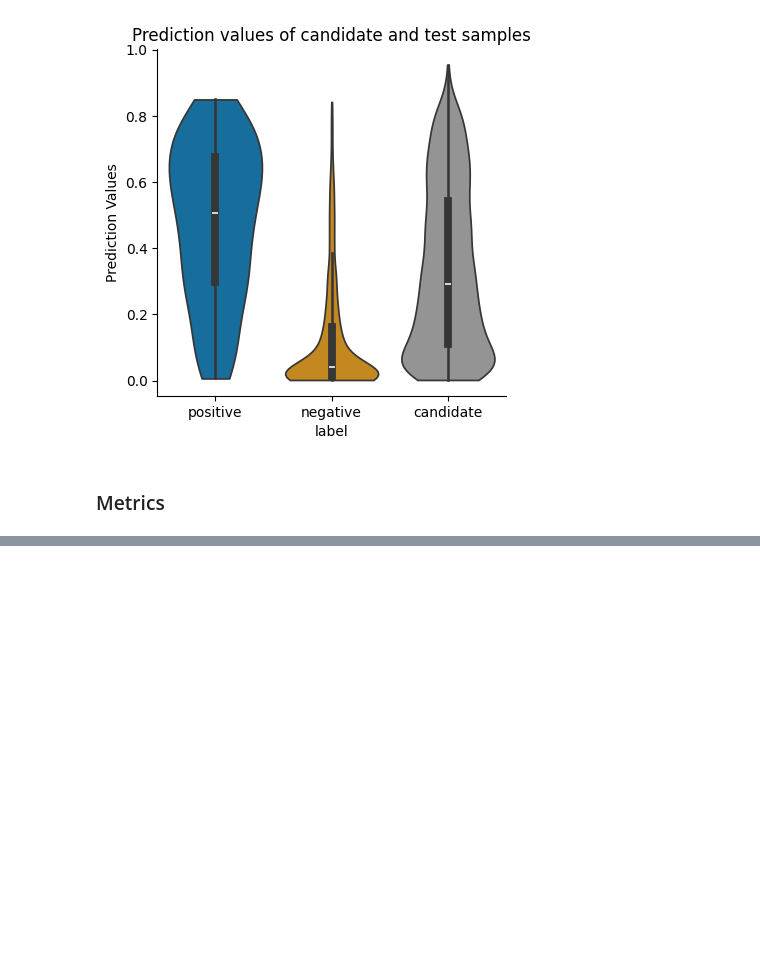
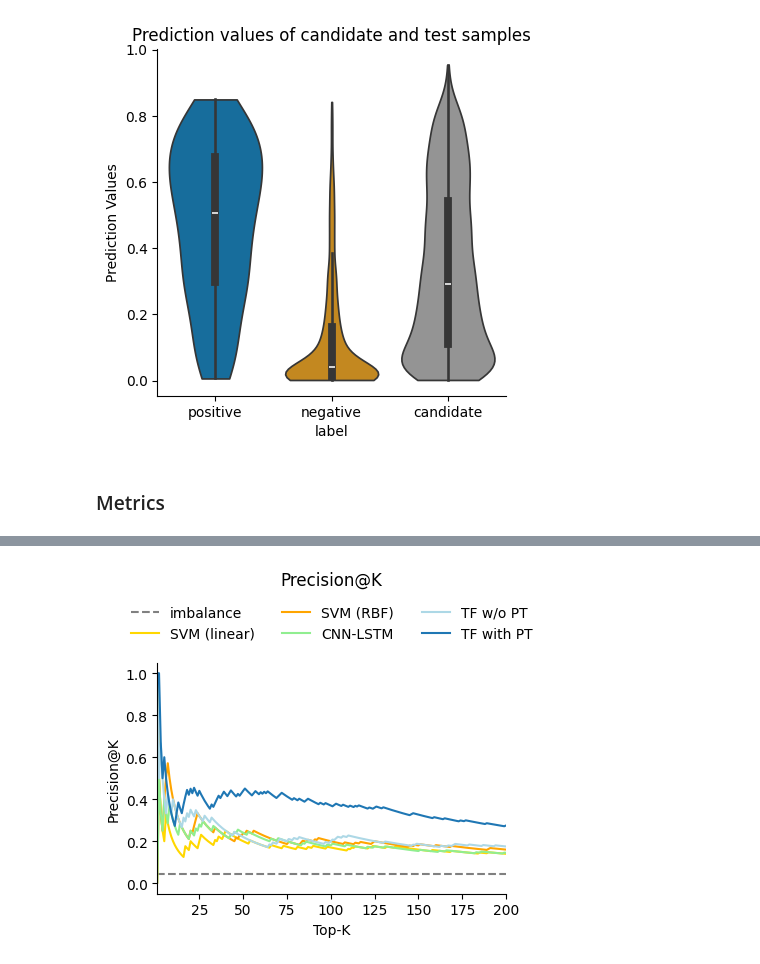
Before and after one commit to marsico-lab/TransFactor, a Jupyter notebook: manuscript/benchmark/Benchmarking Figures and Values.ipynb, the cells around one changed output, grey strips where cells are left out. Saved outputs shown, nothing was run; the diff lists cells and outputs as text; code cells hidden in the pictures; blank space fills up the shorter version.

```diff
--- a/manuscript/benchmark/Benchmarking Figures and Values.ipynb
+++ b/manuscript/benchmark/Benchmarking Figures and Values.ipynb
@@ -11,3 +12,5 @@ from sklearn.metrics import roc_auc_score, f1_score, average_precision_score, pr
+# %%
+imbalance = 108 / (2457+108)
 # %% [markdown]
 ### Read data and some transformations and numbers for the paper
 # %%
@@ -96,0 +98,22 @@ results_ensemble
+# %%
+ensemble_results = results[results['config'].str.contains('ensemble')]
+
+model_colors = {'svm_lin': 'gold', 'svm_rbf': 'orange', 'cnn_lstm': 'lightgreen', 'ablation': 'lightblue', 'transfactor': sns.color_palette('tab10')[0]}
+model_name = {'svm_lin': 'SVM (linear)', 'svm_rbf': 'SVM (RBF)', 'cnn_lstm': 'CNN-LSTM', 'ablation': 'TF w/o PT', 'transfactor': 'TF with PT'}
+
+plt.figure(figsize=(4.5, 3))
+plt.axhline(imbalance, label='imbalance', c='grey', ls='--')
+for model in model_colors.keys():
+    sns.lineplot(x=range(len(test_subset)), y=ensemble_results[ensemble_results['modality'] == model]['P@K'].item(), label=model_name[model], color=model_colors[model])
+
+# plt.xscale('log')
+plt.legend(loc='upper center', bbox_to_anchor=(0.5, 1.3), ncols=3, frameon=False)
+plt.ylabel('Precision@K')
+plt.xlabel('Top-K')
+plt.xlim(1, 200)
+plt.title('Precision@K', y=1.3)
+sns.despine()
+plt.savefig('Precision@200.pdf', bbox_inches='tight')
+plt.show()
+# %% [output]
+[figure, added]
```
Also changed, not shown: parts of 14 cells of this notebook, 17 other files.
